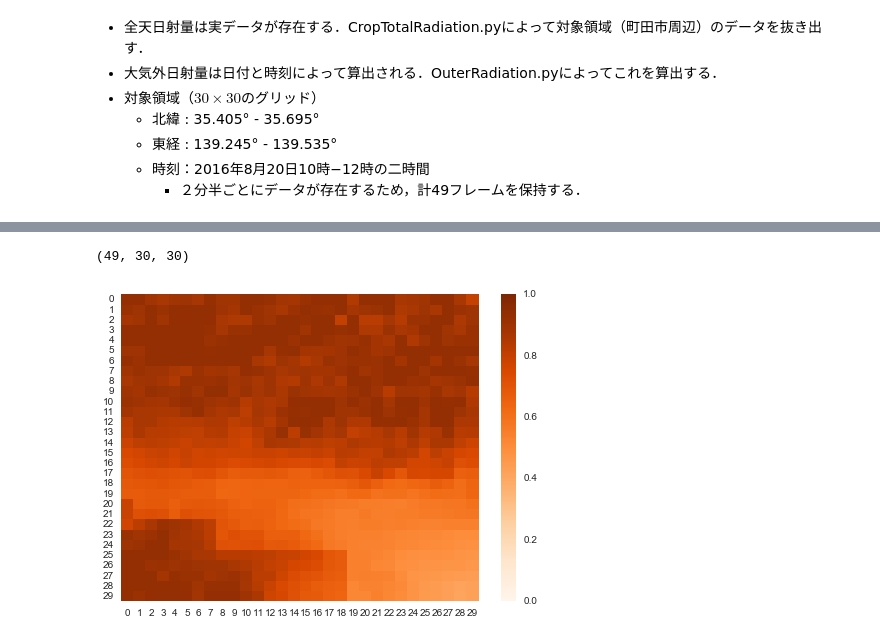
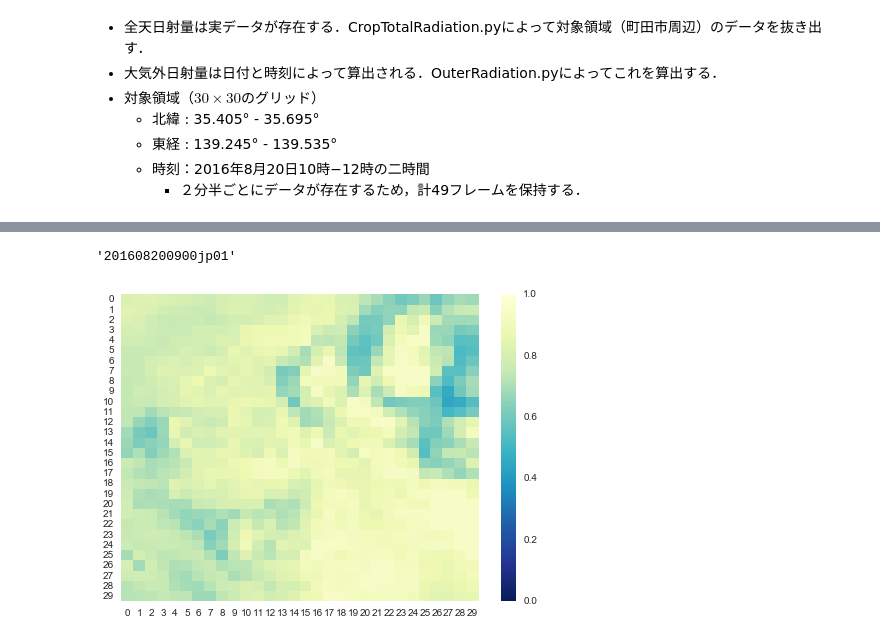
Before and after one commit to daigo0927/pyworks, a Jupyter notebook: ShadingRatioModeling/ImportRealData.ipynb, the cells around one changed output, grey strips where cells are left out. Cells and saved outputs as stored; diff of their text form; code cells hidden in the pictures.

Commit message:
figure output

```diff
--- a/ShadingRatioModeling/ImportRealData.ipynb
+++ b/ShadingRatioModeling/ImportRealData.ipynb
@@ -39,7 +36,7 @@ The autoreload extension is already loaded. To reload it, use:
 # E : 139.245 - 139.535
 latitude = np.arange(start = 35.405, stop = 35.705, step = 0.01)
 longitude = np.arange(start = 139.245, stop = 139.545, step = 0.01)
-start_date = np.array([2016, 8, 20, 10, 0])
+start_date = np.array([2016, 8, 20, 9, 0])
 end_date = np.array([2016, 8, 20, 12, 0])
 
 outer = OuterRadiation(latitude = latitude,
@@ -50,13 +47,13 @@ crop = CropTotalRadiation(latitude = latitude,
                          start_date = start_date,
                          end_date = end_date)
 # %%
-OuterResult = outer.compute(number=49)
+OuterResult = outer.compute(number=73)
 # %%
 CropResult = crop.Crop()
 # %%
 ShadeRatio = 1. - CropResult / np.array(OuterResult)
-# %%
-ShadeRatio.shape
-# %% [output]
-(49, 30, 30)
+# %%
+crop.pathlist[0].split('.')[0]
+# %% [output]
+'201608200900jp01'
 # %%
@@ -68,8 +65,8 @@ with open('/Users/Daigo/Data/ShadeRatio/Machida2h/ShadeRatio.pkl', 'wb') as f:
     pickle.dump(ShadeRatio, f)
 # %%
-sns.heatmap(ShadeRatio[20], annot=False,
+sns.heatmap(ShadeRatio[24], annot=False,
             vmin = 0, vmax = 1,
-            fmt='g', cmap = 'Oranges')
+            fmt='g', cmap = 'YlGnBu_r')
 sns.plt.show()
 # %% [output]
-[figure, old version]
+[figure, new version]
```
Also changed, not shown: parts of 4 cells of this notebook.
